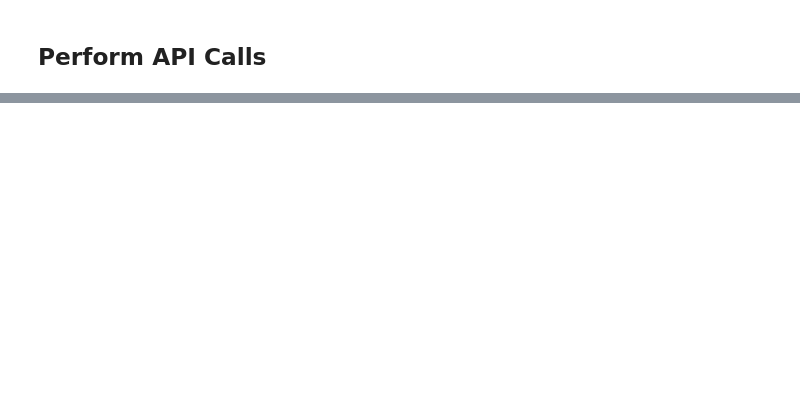
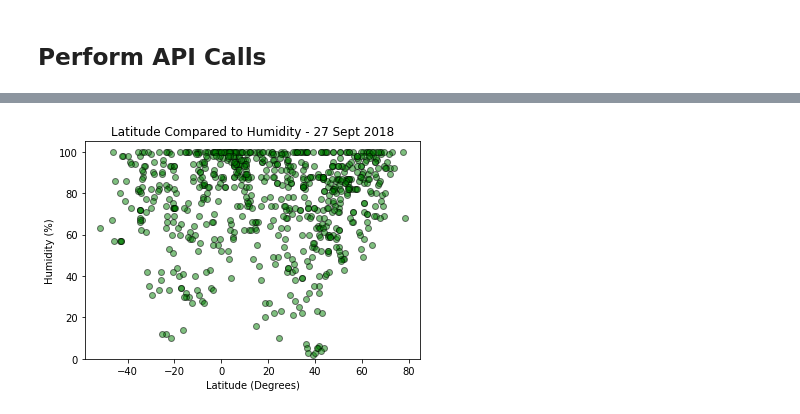
Before and after one commit to nonabsorbing/weatherpy_homework, a Jupyter notebook: WeatherPy.ipynb, the cells around one changed output, grey strips where cells are left out. Cells and saved outputs as stored; diff of their text form; code cells hidden in the pictures; blank space fills up the shorter version.

```diff
--- a/WeatherPy.ipynb
+++ b/WeatherPy.ipynb
@@ -82,0 +184,16 @@ for city in cities:
+# %%
+# Humidity (%) vs. Latitude
+
+temp_hum = plt.scatter(df["city_lat"], df["city_hum"],marker="o", facecolors="green", edgecolors="black", alpha=.5)
+#set limit to take out outlier value of 328 (??)
+plt.ylim(0, 105)
+
+plt.title("Latitude Compared to Humidity - 27 Sept 2018")
+plt.ylabel("Humidity (%)")
+plt.xlabel("Latitude (Degrees)")
+
+plt.savefig("latitude_vs_humidity.png")
+
+plt.show()
+# %% [output]
+[figure, added]
```
Also changed, not shown: parts of 13 cells of this notebook, 6 other files.
